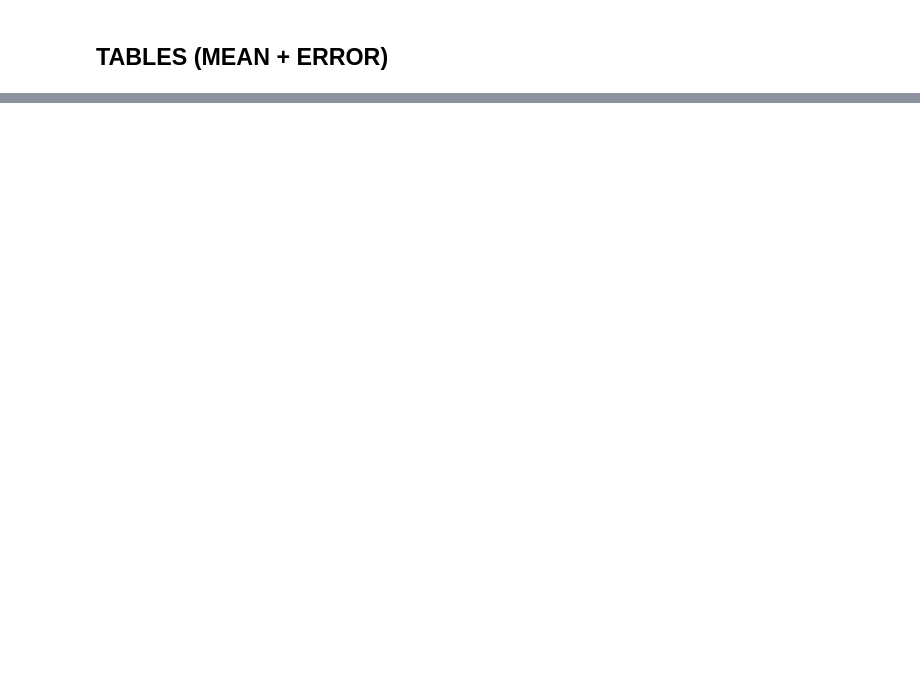
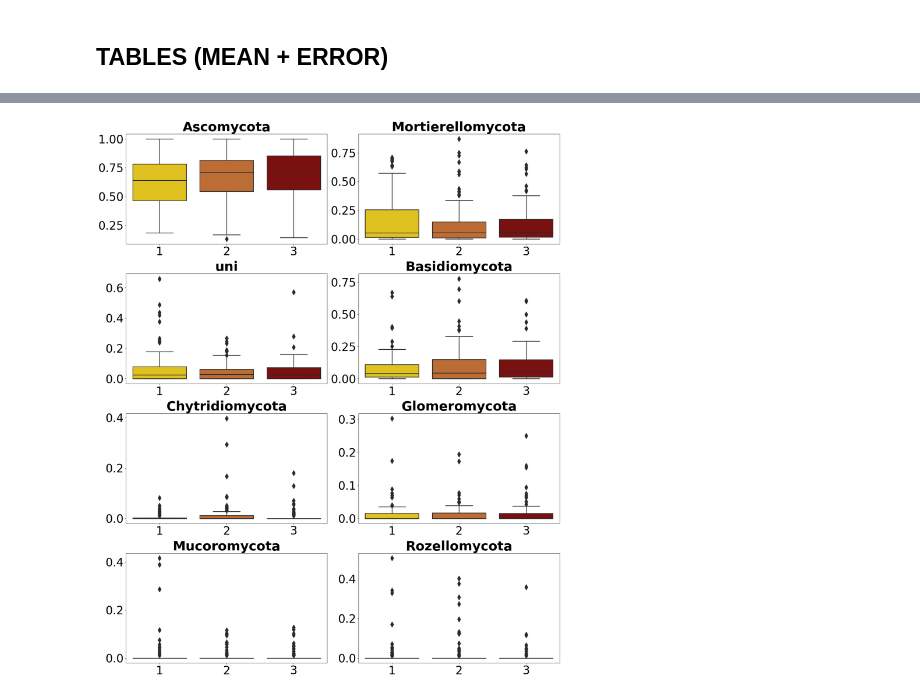
Before and after one commit to marchiedoardo/Microbiome_Fungi, a Jupyter notebook: pictures_for_paper.ipynb, the cells around one changed output, grey strips where cells are left out. Cells and saved outputs as stored; diff of their text form; code cells hidden in the pictures; blank space fills up the shorter version.

```diff
--- a/pictures_for_paper.ipynb
+++ b/pictures_for_paper.ipynb
@@ -860,0 +939,3 @@ S & AUT & CO &  4.87 $\pm$ 0.23 b &  0.95 $\pm$ 0.05 b &  18.96 $\pm$ 1.17 b &
+# %%
+df_depth = df[["DEPTH", "SITE", "TREAT", "Season", "S.M", "OM", "EC-(ds/m)", "pH", 'TN-(%)', 'OC-(%)', 'C:N']]
+df_depth = df_depth.replace(" ", 0)
@@ -860,0 +965,40 @@ S & AUT & CO &  4.87 $\pm$ 0.23 b &  0.95 $\pm$ 0.05 b &  18.96 $\pm$ 1.17 b &
+# %%
+df_depth = df_depth.rename(columns={"S.M": "SM", "EC-(ds/m)": "EC", "TN-(%)" : "TN", "OC-(%)" : "OC", "C:N" : "CN"})
+
+fig, axx = plt.subplots(4, 2, figsize=(2*10, 4*6), tight_layout=True)
+axx = axx.reshape(-1)
+
+#palette = {"SPR": "#a9f971", "AUT": "#650021"}
+palette = {1: "gold", 2: "chocolate", 3: "darkred",}
+
+pairs = [(1, 2), (1, 3), (2, 3)]
+
+for i, node in enumerate(phyla_list):
+
+    plotting_parameters = {
+        'data':    df_ab,
+        'x':       'DEPTH',
+        'y':       node
+        }
+
+    ax = sns.boxplot(**plotting_parameters, ax=axx[i], palette = palette, linewidth=2, fliersize=12)
+
+    #annotator = Annotator(ax, pairs, **plotting_parameters)
+    #annotator.configure(text_format='star', test='t-test_ind', hide_non_significant=True, verbose=0)
+    #annotator.apply_and_annotate()
+
+    #ax.legend(fontsize = 15)
+    ax.set_title(node, fontsize = 40, fontweight = 'bold')
+    ax.set_xlabel(None)
+    ax.set_ylabel(None)
+    ax.tick_params(axis = 'both')
+
+    #ax.set_ylim([val_min, val_max*1.05])
+
+    # set larger font for star annotations
+    for text in ax.texts:
+        text.set_fontsize(25)
+
+plt.savefig("pictures_paper/abundances_depth.pdf", bbox_inches = 'tight')
+# %% [output]
+[figure, added]
```
Also changed, not shown: parts of 28 cells of this notebook, 3 other files.
